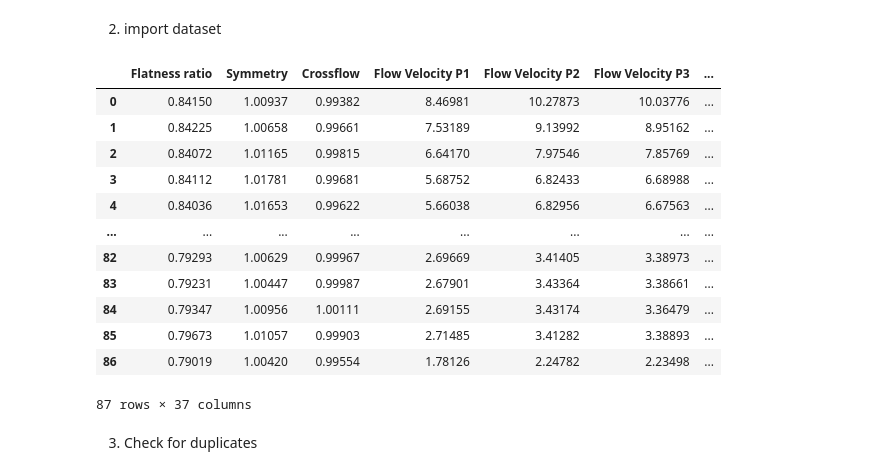
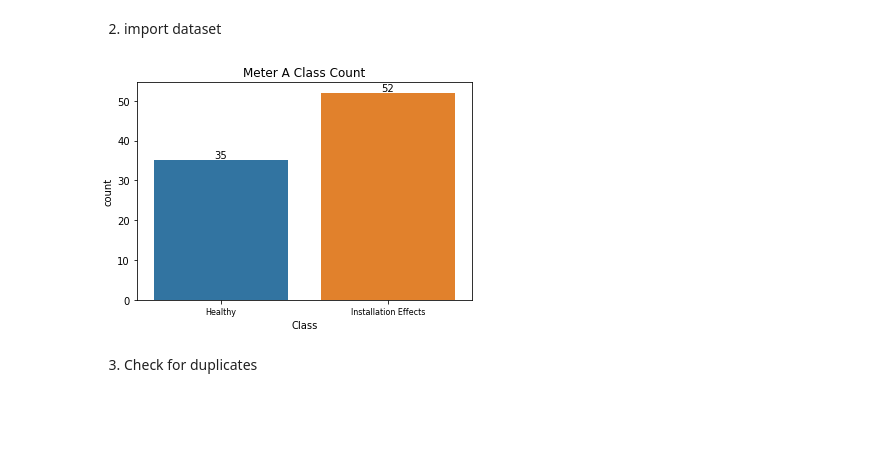
Before and after one commit to goldslime123/csc3005-DA, a Jupyter notebook: MeterA.ipynb, the cells around one changed output. Drawn from its saved outputs; the diff is of its cells as text; code cells hidden in the pictures; blank space fills up the shorter version.

```diff
--- a/MeterA.ipynb
+++ b/MeterA.ipynb
@@ -16,32 +16,26 @@ import seaborn as sns
 # %%
 raw_data = pd.read_csv('dataset/Meter A', sep='\t', header=None)
 #assigning the columns
 raw_data.columns = ['Flatness ratio', 'Symmetry', 'Crossflow',
             'Flow Velocity P1','Flow Velocity P2','Flow Velocity P3','Flow Velocity P4',
             'Flow Velocity P5','Flow Velocity P6','Flow Velocity P7','Flow Velocity P8',
             'Speed of Sound P1','Speed of Sound P2','Speed of Sound P3','Speed of Sound P4',
             'Speed of Sound P5','Speed of Sound P6','Speed of Sound P7','Speed of Sound P8',
             'Average Speed of Sound',
             'Gain P1T','Gain P1R','Gain P2T','Gain P2R',
              'Gain P3T','Gain P3R','Gain P4T','Gain P4R',
              'Gain P5T','Gain P5R','Gain P6T','Gain P6R',
              'Gain P7T','Gain P7R','Gain P8T','Gain P8R'
             ,'Class']
-raw_data
+##raw_data
+
+ax = sns.countplot(x=raw_data['Class'], label="Count")
+ax.bar_label(ax.containers[0])
+ax.set_xticklabels(['Healthy', 'Installation Effects'], fontsize=8)
+ax.set_title("Meter A Class Count")
+plt.show()
 # %% [output]
-|  | Flatness ratio | Symmetry | Crossflow | Flow Velocity P1 | Flow Velocity P2 | Flow Velocity P3 | ... |
-| 0 | 0.84150 | 1.00937 | 0.99382 | 8.46981 | 10.27873 | 10.03776 | ... |
-| 1 | 0.84225 | 1.00658 | 0.99661 | 7.53189 | 9.13992 | 8.95162 | ... |
-| 2 | 0.84072 | 1.01165 | 0.99815 | 6.64170 | 7.97546 | 7.85769 | ... |
-| 3 | 0.84112 | 1.01781 | 0.99681 | 5.68752 | 6.82433 | 6.68988 | ... |
-| 4 | 0.84036 | 1.01653 | 0.99622 | 5.66038 | 6.82956 | 6.67563 | ... |
-| ... | ... | ... | ... | ... | ... | ... | ... |
-| 82 | 0.79293 | 1.00629 | 0.99967 | 2.69669 | 3.41405 | 3.38973 | ... |
-| 83 | 0.79231 | 1.00447 | 0.99987 | 2.67901 | 3.43364 | 3.38661 | ... |
-| 84 | 0.79347 | 1.00956 | 1.00111 | 2.69155 | 3.43174 | 3.36479 | ... |
-| 85 | 0.79673 | 1.01057 | 0.99903 | 2.71485 | 3.41282 | 3.38893 | ... |
-| 86 | 0.79019 | 1.00420 | 0.99554 | 1.78126 | 2.24782 | 2.23498 | ... |
-87 rows × 37 columns
+[figure, added]
 # %% [markdown]
 3. Check for duplicates
 # %%
```
Also changed, not shown: parts of 9 cells of this notebook.
